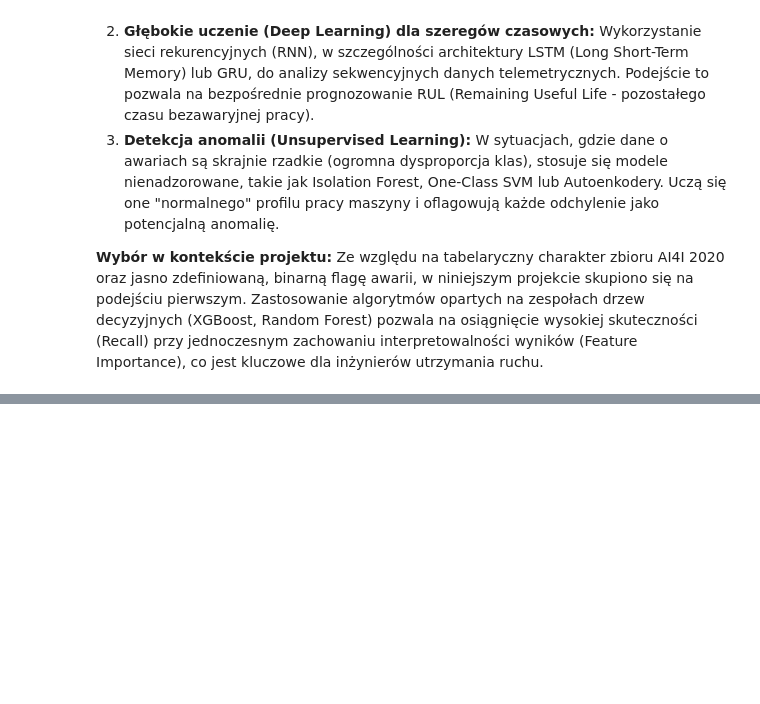
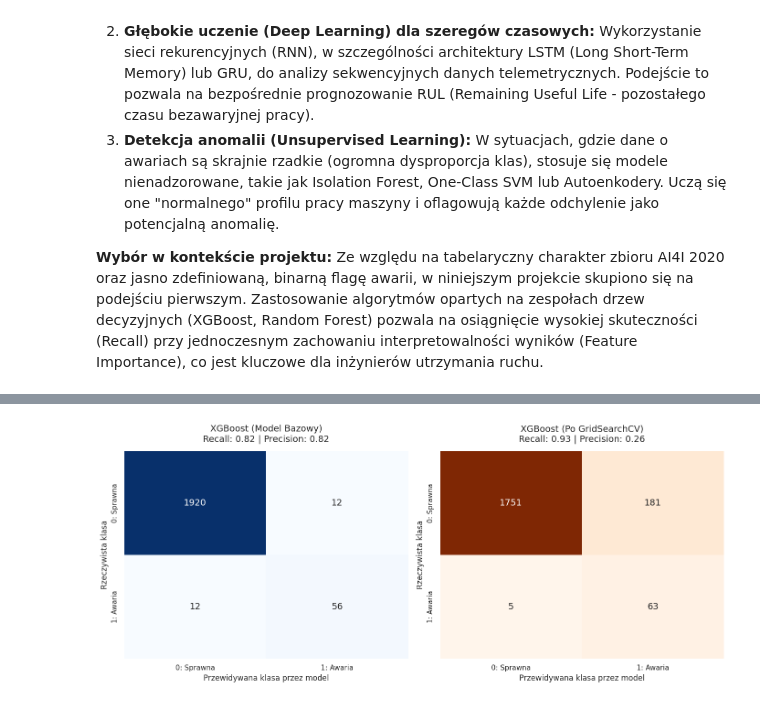
Before and after one commit to olit12321/PMN-26L, a Jupyter notebook: projekt/aiprojekt.ipynb, the cells around one changed output, grey strips where cells are left out. Saved outputs shown, nothing was run; the diff lists cells and outputs as text; code cells hidden in the pictures; blank space fills up the shorter version.

```diff
--- a/projekt/aiprojekt.ipynb
+++ b/projekt/aiprojekt.ipynb
@@ -251,0 +282,19 @@ Ze względu na tabelaryczny charakter zbioru AI4I 2020 oraz jasno zdefiniowaną,
+# %%
+from sklearn.model_selection import train_test_split
+
+
+df_processed = pd.get_dummies(df, columns=['Type'], drop_first=True)
+
+X = df_processed.drop(columns=['Machine failure'])
+y = df_processed['Machine failure']
+
+X_train, X_test, y_train, y_test = train_test_split(
+    X, y,
+    test_size=0.2,
+    random_state=42,
+    stratify=y
+)
+
+print(f"Kształt X_train: {X_train.shape}")
+print(f"Kształt X_test: {X_test.shape}")
+print(f"Rozkład klas w zbiorze testowym:\n{y_test.value_counts(normalize=True).round(4) * 100}")
@@ -251,0 +481,33 @@ Ze względu na tabelaryczny charakter zbioru AI4I 2020 oraz jasno zdefiniowaną,
+# %%
+import matplotlib.pyplot as plt
+import seaborn as sns
+from sklearn.metrics import confusion_matrix
+
+
+cm_base = confusion_matrix(y_test, y_pred_xgb)
+cm_optimized = confusion_matrix(y_test, y_pred_optimized)
+
+
+fig, axes = plt.subplots(nrows=1, ncols=2, figsize=(14, 6))
+
+
+class_names = ['0: Sprawna', '1: Awaria']
+
+
+sns.heatmap(cm_base, annot=True, fmt='d', cmap='Blues', cbar=False, ax=axes[0],
+            xticklabels=class_names, yticklabels=class_names, annot_kws={"size": 14})
+axes[0].set_title('XGBoost (Model Bazowy)\nRecall: 0.82 | Precision: 0.82', fontsize=14, pad=15)
+axes[0].set_ylabel('Rzeczywista klasa', fontsize=12)
+axes[0].set_xlabel('Przewidywana klasa przez model', fontsize=12)
+
+
+sns.heatmap(cm_optimized, annot=True, fmt='d', cmap='Oranges', cbar=False, ax=axes[1],
+            xticklabels=class_names, yticklabels=class_names, annot_kws={"size": 14})
+axes[1].set_title('XGBoost (Po GridSearchCV)\nRecall: 0.93 | Precision: 0.26', fontsize=14, pad=15)
+axes[1].set_ylabel('Rzeczywista klasa', fontsize=12)
+axes[1].set_xlabel('Przewidywana klasa przez model', fontsize=12)
+
+plt.tight_layout()
+plt.show()
+# %% [output]
+[figure, added]
```
Also changed, not shown: parts of 16 cells of this notebook.
